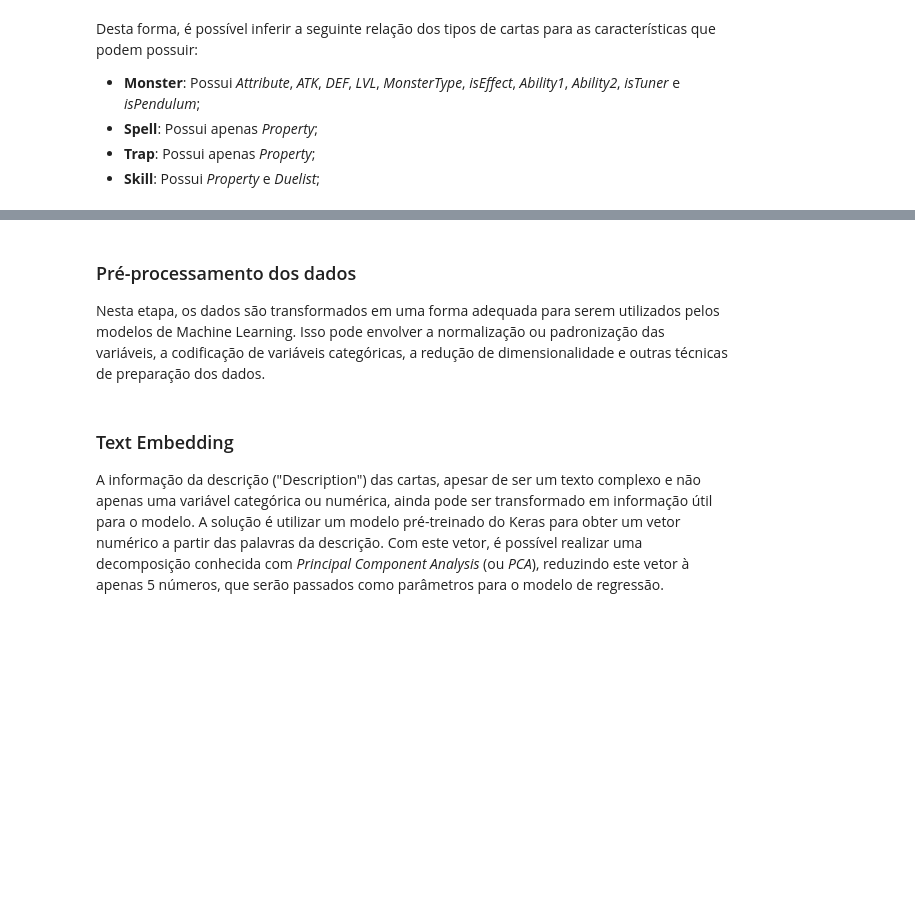
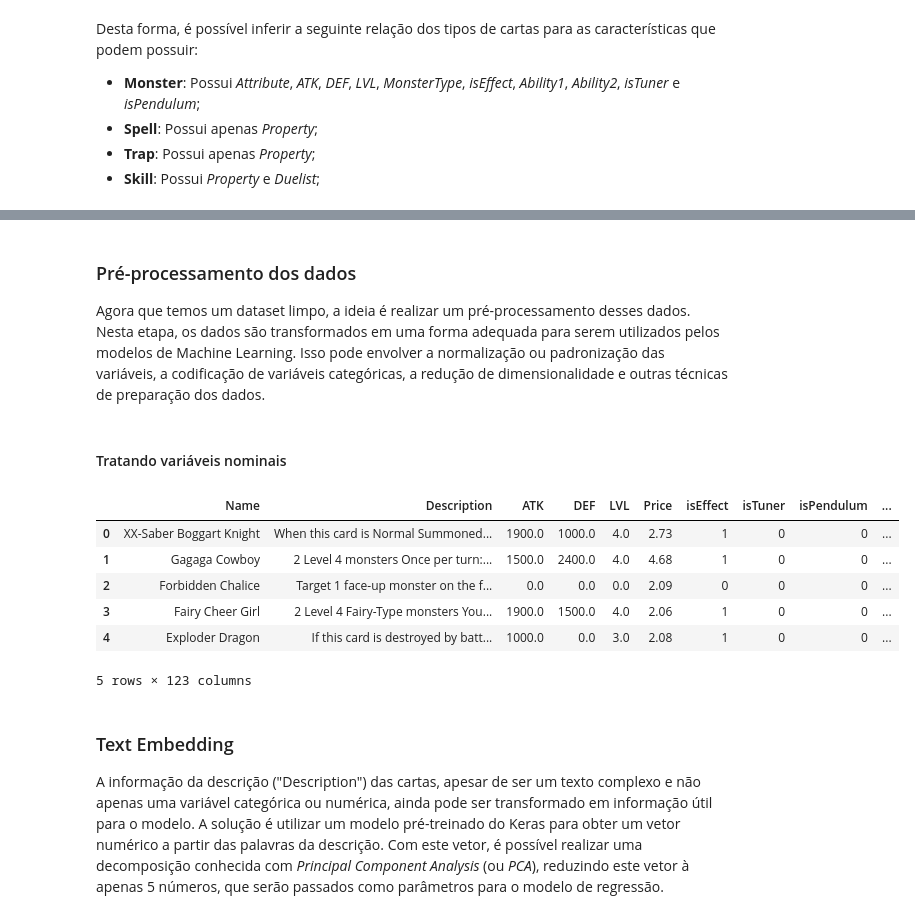
Before and after one commit to Marcompp/MachineLearningFinal, a Jupyter notebook: Relatorio-Final.ipynb, the cells around one changed output, grey strips where cells are left out. Cells and saved outputs as stored; diff of their text form; code cells hidden in the pictures; blank space fills up the shorter version.

```diff
--- a/Relatorio-Final.ipynb
+++ b/Relatorio-Final.ipynb
@@ -173,0 +189,6 @@ Agora, a ideia é realizar um pré-processamento desses dados ...
+# %%
+for caracteristica in categoric_card_caracteristics:
+    df[caracteristica].replace(np.nan, "None", inplace=True)
+
+for caracteristica in numeric_card_caracteristics:
+    df[caracteristica].replace(np.nan, 0, inplace=True)
@@ -173,0 +197,12 @@ Agora, a ideia é realizar um pré-processamento desses dados ...
+# %%
+for caracteristica in text_card_caracteristics:
+    df[caracteristica] = df[caracteristica].astype("string")
+
+for caracteristica in boolean_card_caracteristics:
+    df[caracteristica] = df[caracteristica].astype("int64")
+
+for caracteristica in categoric_card_caracteristics:
+    df[caracteristica] = df[caracteristica].astype("category")
+
+for caracteristica in numeric_card_caracteristics:
+    df[caracteristica] = df[caracteristica].astype("float64")
@@ -174,7 +229,24 @@ Agora, a ideia é realizar um pré-processamento desses dados ...
 # %% [markdown]
 ### Pré-processamento dos dados
 
-Nesta etapa, os dados são transformados em uma forma adequada para serem utilizados pelos modelos de Machine Learning. Isso pode envolver a normalização ou padronização das variáveis, a codificação de variáveis categóricas, a redução de dimensionalidade e outras técnicas de preparação dos dados.
+Agora que temos um dataset limpo, a ideia é realizar um pré-processamento desses dados. Nesta etapa, os dados são transformados em uma forma adequada para serem utilizados pelos modelos de Machine Learning. Isso pode envolver a normalização ou padronização das variáveis, a codificação de variáveis categóricas, a redução de dimensionalidade e outras técnicas de preparação dos dados.
+# %%
+model_data = df.copy()
+# %% [markdown]
+#### Tratando variáveis nominais
+# %%
+dummies_data = pd.get_dummies(model_data[categoric_card_caracteristics], drop_first=True)
+model_data = model_data[text_card_caracteristics].join(model_data[numeric_card_caracteristics]).join(model_data[boolean_card_caracteristics]).join(dummies_data)
+# %%
+model_data.head()
+# %% [output]
+|  | Name | Description | ATK | DEF | LVL | Price | isEffect | isTuner | isPendulum | ... |
+| 0 | XX-Saber Boggart Knight | When this card is Normal Summoned... | 1900.0 | 1000.0 | 4.0 | 2.73 | 1 | 0 | 0 | ... |
+| 1 | Gagaga Cowboy | 2 Level 4 monsters Once per turn:... | 1500.0 | 2400.0 | 4.0 | 4.68 | 1 | 0 | 0 | ... |
+| 2 | Forbidden Chalice | Target 1 face-up monster on the f... | 0.0 | 0.0 | 0.0 | 2.09 | 0 | 0 | 0 | ... |
+| 3 | Fairy Cheer Girl | 2 Level 4 Fairy-Type monsters You... | 1900.0 | 1500.0 | 4.0 | 2.06 | 1 | 0 | 0 | ... |
+| 4 | Exploder Dragon | If this card is destroyed by batt... | 1000.0 | 0.0 | 3.0 | 2.08 | 1 | 0 | 0 | ... |
+5 rows × 123 columns
 # %% [markdown]
 ### Text Embedding
 
```
Also changed, not shown: parts of 30 cells of this notebook.
